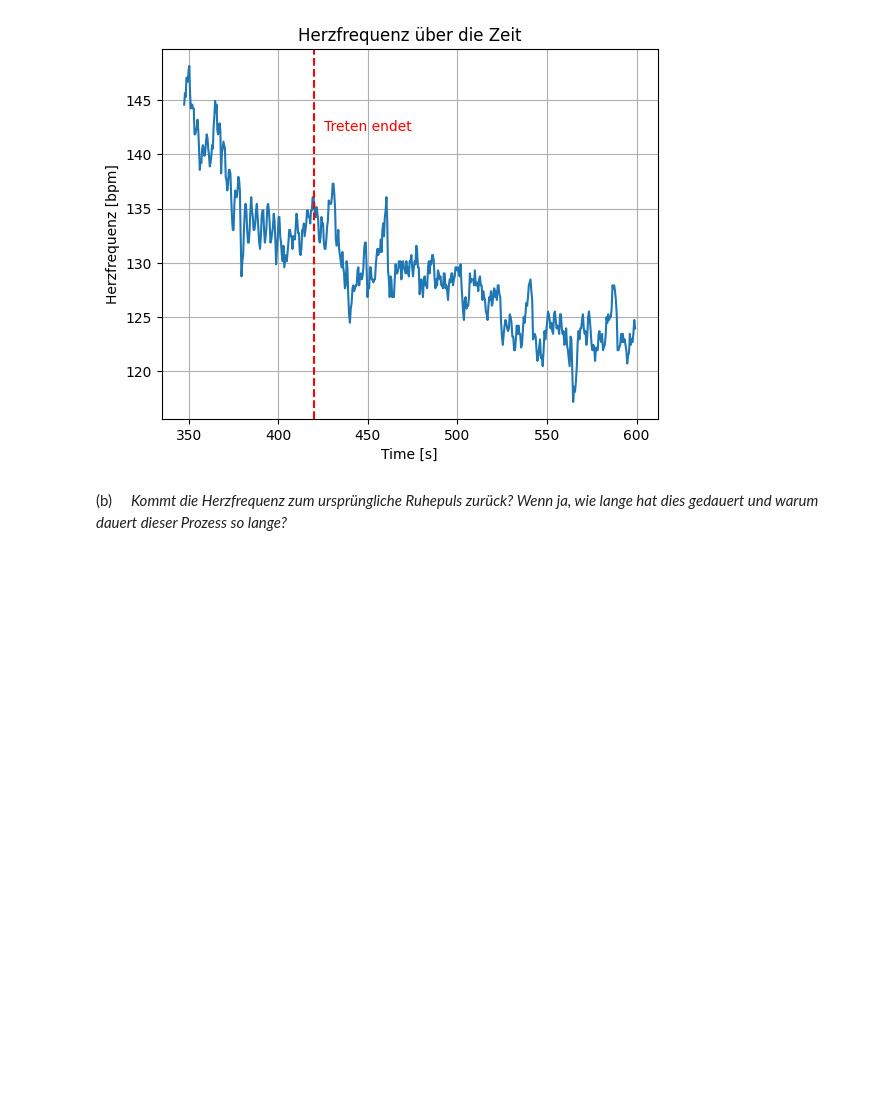
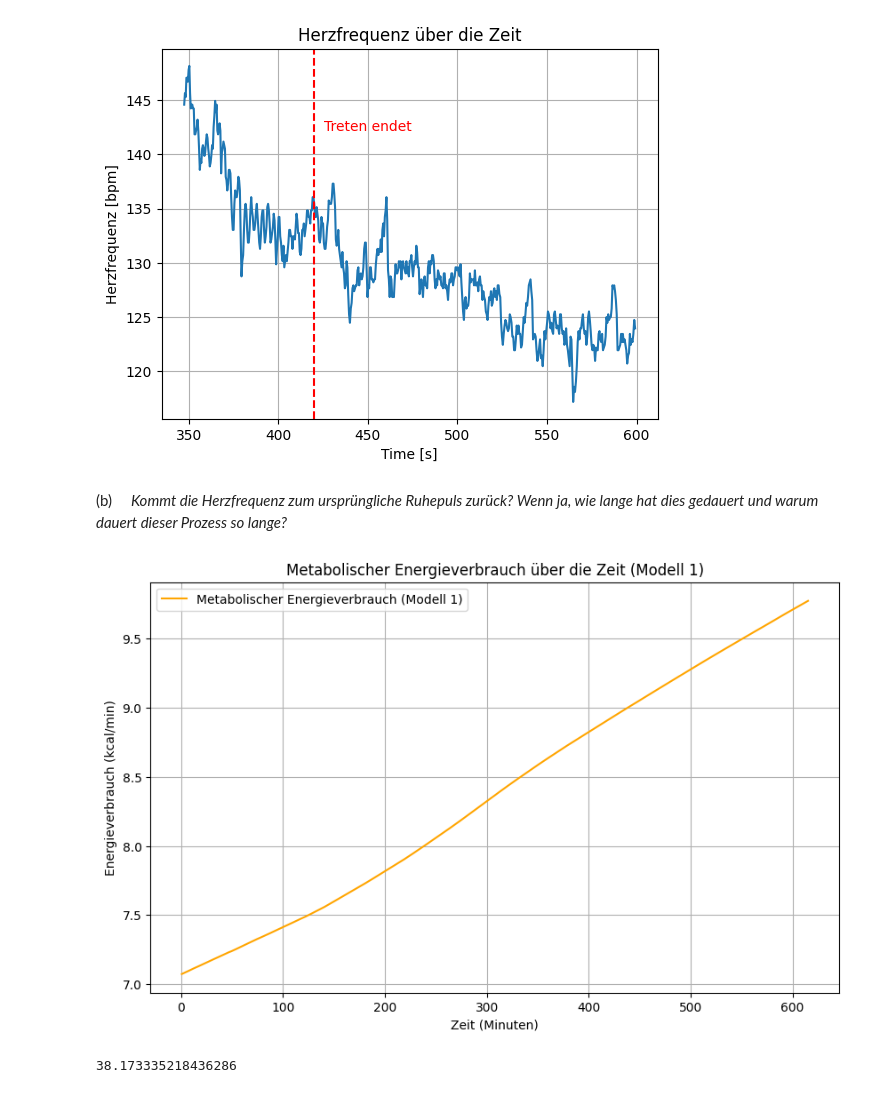
Before and after one commit to tomperg/Biosignalverarbeitung_Selbsthilfegruppe, a Jupyter notebook: MainCode2.ipynb, the cells around one changed output. Drawn from its saved outputs; the diff is of its cells as text; code cells hidden in the pictures; blank space fills up the shorter version.

Commit message:
ein paar änderungen

```diff
--- a/MainCode2.ipynb
+++ b/MainCode2.ipynb
@@ -354,3 +358,43 @@ plt.show()
 [figure]
 # %% [markdown]
 (b) &emsp; *Kommt die Herzfrequenz zum ursprüngliche Ruhepuls zurück? Wenn ja, wie lange hat dies gedauert und warum dauert dieser Prozess so lange?*
+# %%
+#Aufgabe 12:
+# Koeffizienten für das einfachere Modell (Modell 1) aus der Tabelle
+Konstante_modell1 = -4.70  # Konstante
+a_HR = 0.045  # Koeffizient für Herzfrequenz (HR)
+b_weight = 0.0019  # Koeffizient für Gewicht
+c_sex = 9.26  # Koeffizient für Geschlecht (0 = weiblich, 1 = männlich)
+d_activity = -1.22  # Koeffizient für Aktivitätsniveau (0 = niedrig, 1 = hoch)
+
+# Beispielwerte für die Berechnung
+HR = np.linspace(80, 140, len(Rwave_t[1:]))  # Herzfrequenz steigt von 80 bis 140 bpm über 60 Minuten
+Gewicht = 70  # Gewicht in kg
+Geschlecht = 1  # 0 = weiblich, 1 = männlich
+Aktivitätsniveau = 1  # 0 = niedrig, 1 = hoch
+
+# Berechnung des Energieverbrauchs pro Minute über die Zeit mit Modell 1
+EE_values_modell1 = (
+    Konstante_modell1
+    + a_HR * HR
+    + b_weight * Gewicht
+    + c_sex * Geschlecht
+    + d_activity * Aktivitätsniveau
+)
+
+# Plot des metabolischen Energieverbrauchs über die Zeit mit Modell 1
+plt.figure(figsize=(10, 6))
+plt.plot(Rwave_t[1:], EE_values_modell1, label="Metabolischer Energieverbrauch (Modell 1)", color="orange")
+plt.xlabel("Zeit (Minuten)")
+plt.ylabel("Energieverbrauch (kcal/min)")
+plt.title("Metabolischer Energieverbrauch über die Zeit (Modell 1)")
+plt.legend()
+plt.grid()
+plt.show()
+
+# Relative Änderung des Energieverbrauchs (prozentual) für Modell 1
+relative_änderung_modell1 = ((EE_values_modell1[-1] - EE_values_modell1[0]) / EE_values_modell1[0]) * 100
+relative_änderung_modell1
+# %% [output]
+[figure, added]
+38.173335218436286
```
Also changed, not shown: parts of 1 cell of this notebook.
